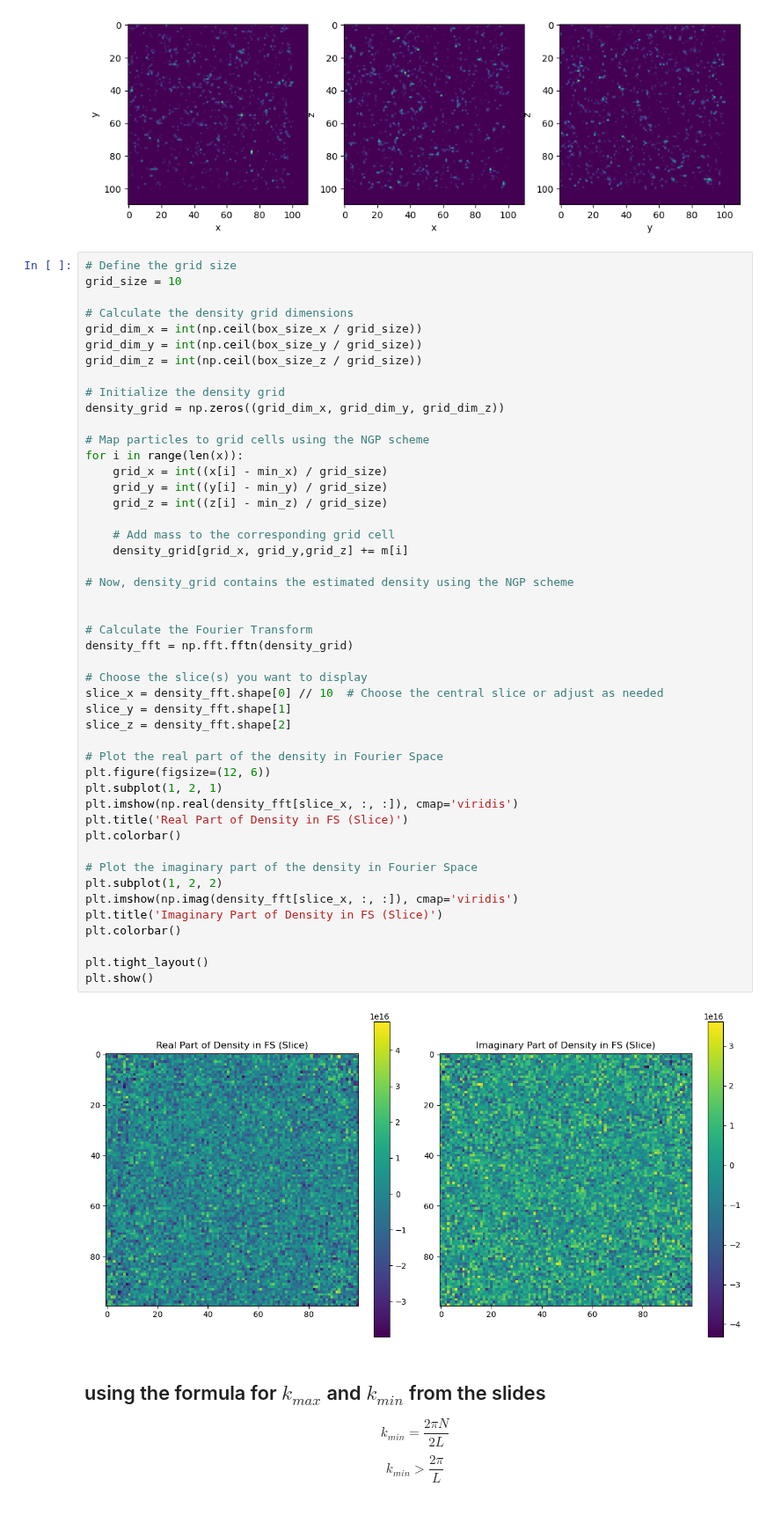
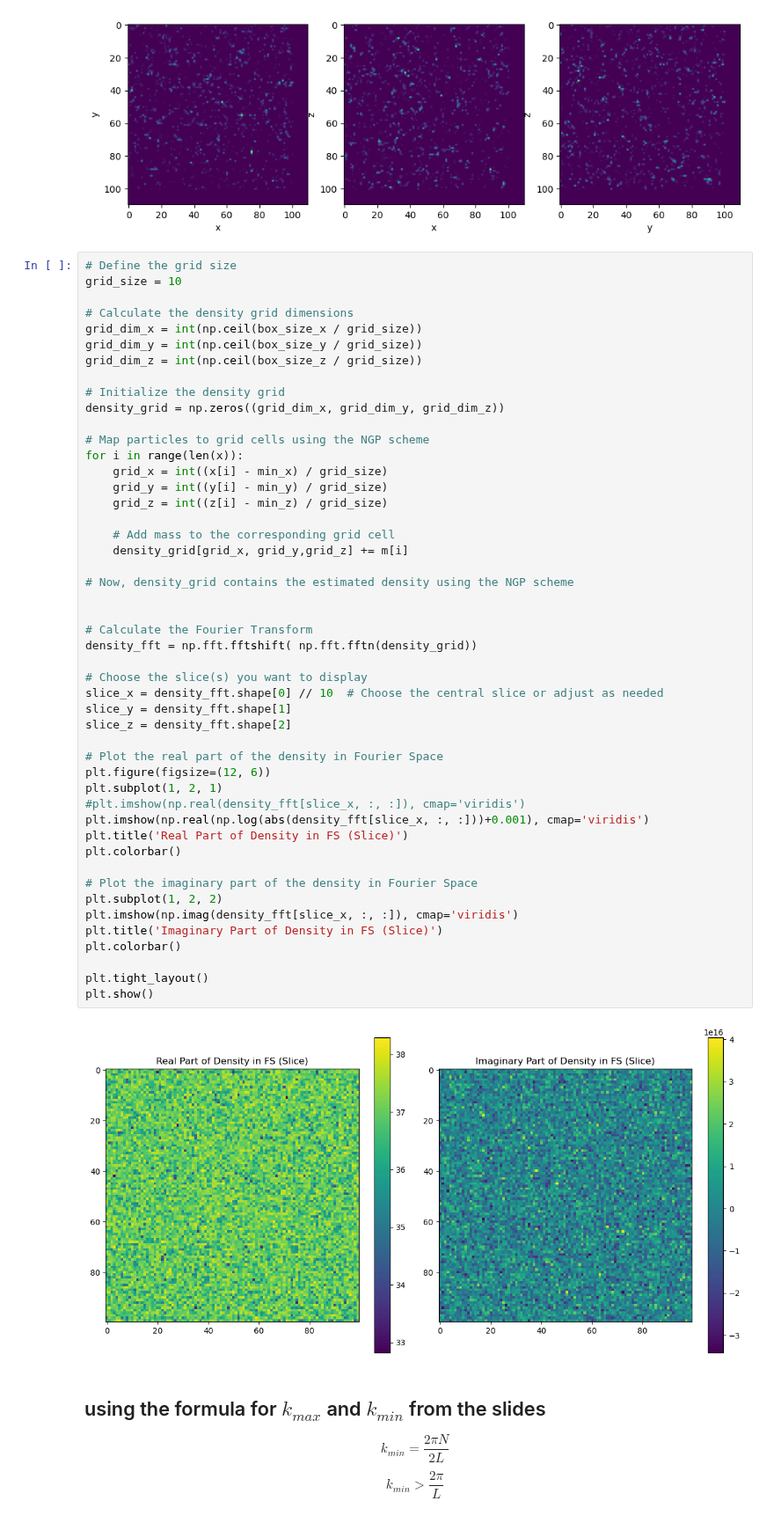
Before and after one commit to xlxnsxzpxtx/Metodos_cosmo, a Jupyter notebook: Practica_3/Practica_3.ipynb, the cells around one changed output. Shown at 88% size. Drawn from its saved outputs; the diff is of its cells as text.

```diff
--- a/Practica_3/Practica_3.ipynb
+++ b/Practica_3/Practica_3.ipynb
@@ -264,36 +264,37 @@ for i in range(len(x)):
     grid_z = int((z[i] - min_z) / grid_size)
 
     # Add mass to the corresponding grid cell
     density_grid[grid_x, grid_y,grid_z] += m[i]
 
 # Now, density_grid contains the estimated density using the NGP scheme
 
 
 # Calculate the Fourier Transform
-density_fft = np.fft.fftn(density_grid)
+density_fft = np.fft.fftshift( np.fft.fftn(density_grid))
 
 # Choose the slice(s) you want to display
 slice_x = density_fft.shape[0] // 10  # Choose the central slice or adjust as needed
 slice_y = density_fft.shape[1]
 slice_z = density_fft.shape[2]
 
 # Plot the real part of the density in Fourier Space
 plt.figure(figsize=(12, 6))
 plt.subplot(1, 2, 1)
-plt.imshow(np.real(density_fft[slice_x, :, :]), cmap='viridis')
+#plt.imshow(np.real(density_fft[slice_x, :, :]), cmap='viridis')
+plt.imshow(np.real(np.log(abs(density_fft[slice_x, :, :]))+0.001), cmap='viridis')
 plt.title('Real Part of Density in FS (Slice)')
 plt.colorbar()
 
 # Plot the imaginary part of the density in Fourier Space
 plt.subplot(1, 2, 2)
 plt.imshow(np.imag(density_fft[slice_x, :, :]), cmap='viridis')
 plt.title('Imaginary Part of Density in FS (Slice)')
 plt.colorbar()
 
 plt.tight_layout()
 plt.show()
 # %% [output]
-[figure, old version]
+[figure, new version]
 # %% [markdown]
 ## using the formula for $k_{max}$ and $k_{min}$ from the slides
 $$
```
Also changed, not shown: parts of 1 cell of this notebook, 1 other file.
